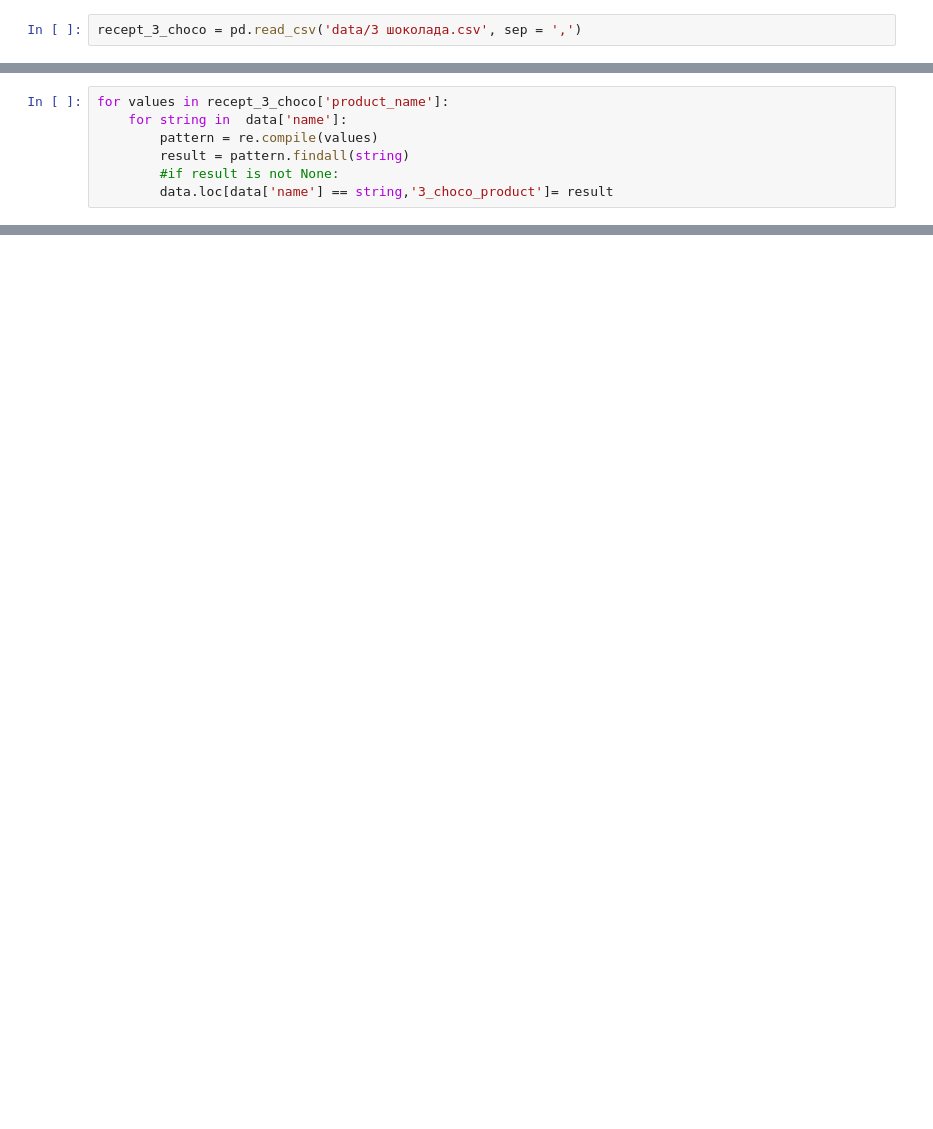
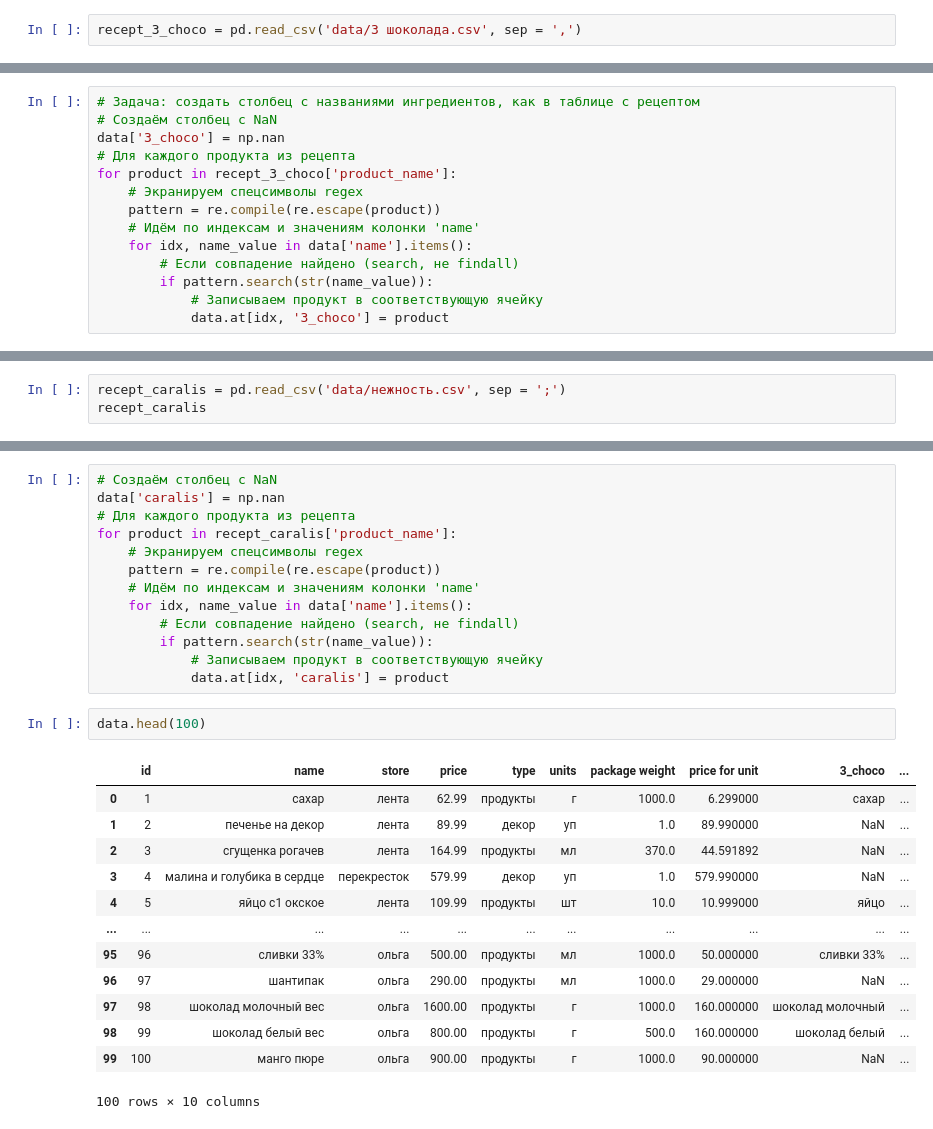
Before and after one commit to vavilove001-lab/project_cakes_cust, a Jupyter notebook: project_cakes_cust.ipynb, the cells around one changed output, grey strips where cells are left out. Drawn from its saved outputs; the diff is of its cells as text; blank space fills up the shorter version.

```diff
--- a/project_cakes_cust.ipynb
+++ b/project_cakes_cust.ipynb
@@ -206,7 +116,0 @@ for string in  data['name']:
-# %%
-for values in recept_3_choco['product_name']:
-    for string in  data['name']:
-        pattern = re.compile(values)
-        result = pattern.findall(string)
-        #if result is not None:
-        data.loc[data['name'] == string,'3_choco_product']= result
@@ -214,0 +117,14 @@ ValueError: Must have equal len keys and value when setting with an iterable
+# %%
+# Задача: создать столбец с названиями ингредиентов, как в таблице с рецептом
+# Создаём столбец с NaN
+data['3_choco'] = np.nan
+# Для каждого продукта из рецепта
+for product in recept_3_choco['product_name']:
+    # Экранируем спецсимволы regex
+    pattern = re.compile(re.escape(product))
+    # Идём по индексам и значениям колонки 'name'
+    for idx, name_value in data['name'].items():
+        # Если совпадение найдено (search, не findall)
+        if pattern.search(str(name_value)):
+            # Записываем продукт в соответствующую ячейку
+            data.at[idx, '3_choco'] = product
@@ -271,0 +186,3 @@ Name: work_name, dtype: object
+# %%
+recept_caralis = pd.read_csv('data/нежность.csv', sep = ';')
+recept_caralis
@@ -271,0 +200,29 @@ Name: work_name, dtype: object
+# %%
+# Создаём столбец с NaN
+data['caralis'] = np.nan
+# Для каждого продукта из рецепта
+for product in recept_caralis['product_name']:
+    # Экранируем спецсимволы regex
+    pattern = re.compile(re.escape(product))
+    # Идём по индексам и значениям колонки 'name'
+    for idx, name_value in data['name'].items():
+        # Если совпадение найдено (search, не findall)
+        if pattern.search(str(name_value)):
+            # Записываем продукт в соответствующую ячейку
+            data.at[idx, 'caralis'] = product
+# %%
+data.head(100)
+# %% [output]
+|  | id | name | store | price | type | units | package weight | price for unit | 3_choco | ... |
+| 0 | 1 | сахар | лента | 62.99 | продукты | г | 1000.0 | 6.299000 | сахар | ... |
+| 1 | 2 | печенье на декор | лента | 89.99 | декор | уп | 1.0 | 89.990000 | NaN | ... |
+| 2 | 3 | сгущенка рогачев | лента | 164.99 | продукты | мл | 370.0 | 44.591892 | NaN | ... |
+| 3 | 4 | малина и голубика в сердце | перекресток | 579.99 | декор | уп | 1.0 | 579.990000 | NaN | ... |
+| 4 | 5 | яйцо с1 окское | лента | 109.99 | продукты | шт | 10.0 | 10.999000 | яйцо | ... |
+| ... | ... | ... | ... | ... | ... | ... | ... | ... | ... | ... |
+| 95 | 96 | сливки 33% | ольга | 500.00 | продукты | мл | 1000.0 | 50.000000 | сливки 33% | ... |
+| 96 | 97 | шантипак | ольга | 290.00 | продукты | мл | 1000.0 | 29.000000 | NaN | ... |
+| 97 | 98 | шоколад молочный вес | ольга | 1600.00 | продукты | г | 1000.0 | 160.000000 | шоколад молочный | ... |
+| 98 | 99 | шоколад белый вес | ольга | 800.00 | продукты | г | 500.0 | 160.000000 | шоколад белый | ... |
+| 99 | 100 | манго пюре | ольга | 900.00 | продукты | г | 1000.0 | 90.000000 | NaN | ... |
+100 rows × 10 columns
```
Also changed, not shown: parts of 47 cells of this notebook, 2 other files.
